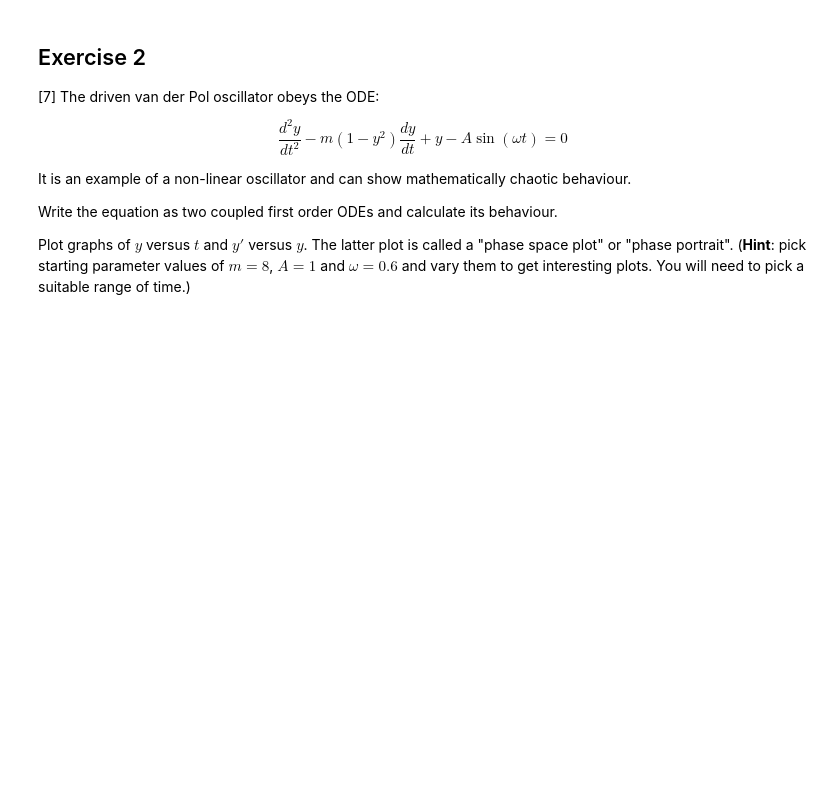
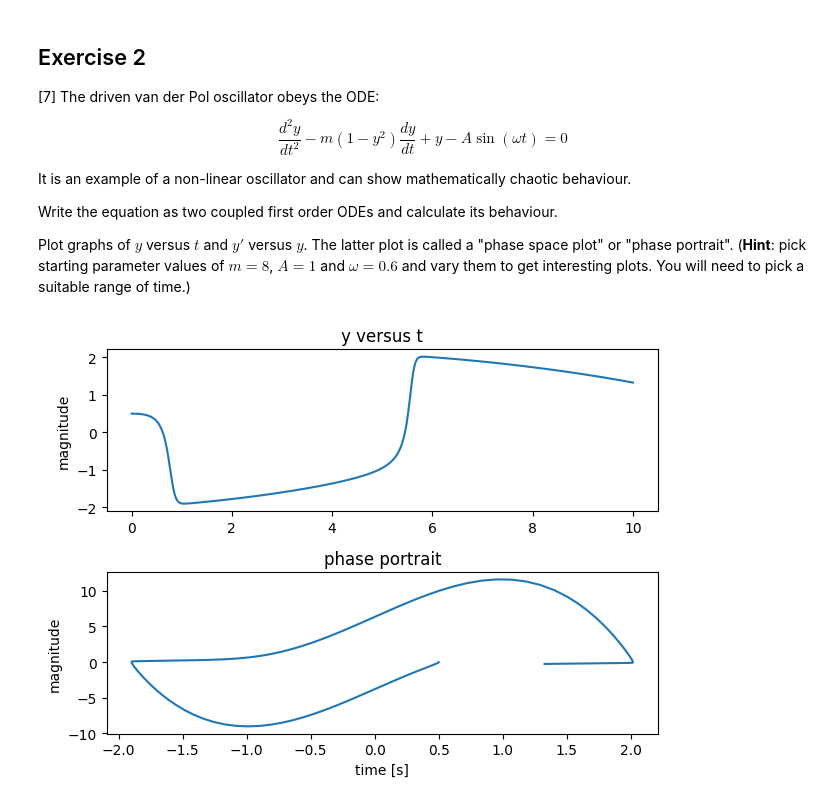
Before and after one commit to PX2145-2025/week-8-b-max-cook, a Jupyter notebook: ODEs.ipynb, the cells around one changed output. Saved outputs shown, nothing was run; the diff lists cells and outputs as text; code cells hidden in the pictures; blank space fills up the shorter version.

```diff
--- a/ODEs.ipynb
+++ b/ODEs.ipynb
@@ -359,3 +359,28 @@ Write the equation as two coupled first order ODEs and calculate its behaviour.
 
 Plot graphs of $y$ versus $t$ and $y'$ versus $y$. The latter plot is called a "phase space plot" or "phase portrait".
 (**Hint**: pick starting parameter values of $m = 8$, $A = 1$ and $\omega = 0.6$ and vary them to get interesting plots. You will need to pick a suitable range of time.)
+# %%
+t=np.linspace(0,10,1000)
+
+def f(y,t): # return derivatives of the array y with paramaters m, A and omega
+    m=8
+    A=1
+    omega=0.6
+    return [y[1], m*(1-y[0]**2)*y[1]-y[0]+A*np.sin(omega*t)] # returns dy[0]/dt and dy[1]/dt
+
+y_0=[0.5,0]
+y=odeint(f,y_0,t)
+
+plt.subplot(2,1,1)
+plt.plot(t,y[:,0])
+plt.ylabel('magnitude')
+plt.title('y versus t')
+
+plt.subplot(2,1,2)
+plt.plot(y[:,0],y[:,1])
+plt.xlabel('time [s]')
+plt.ylabel('magnitude')
+plt.title('phase portrait')
+plt.tight_layout()
+# %% [output]
+[figure, added]
```
